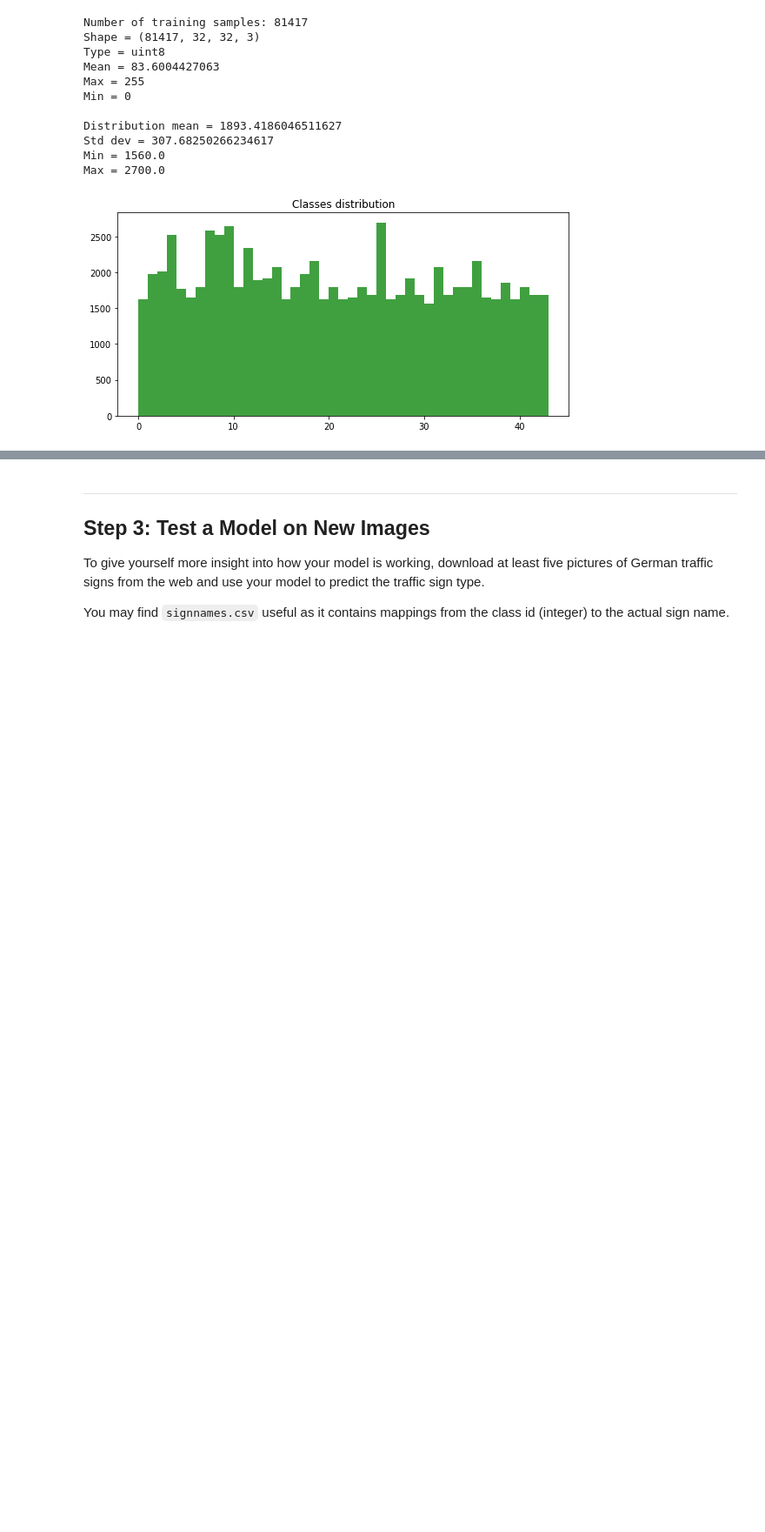
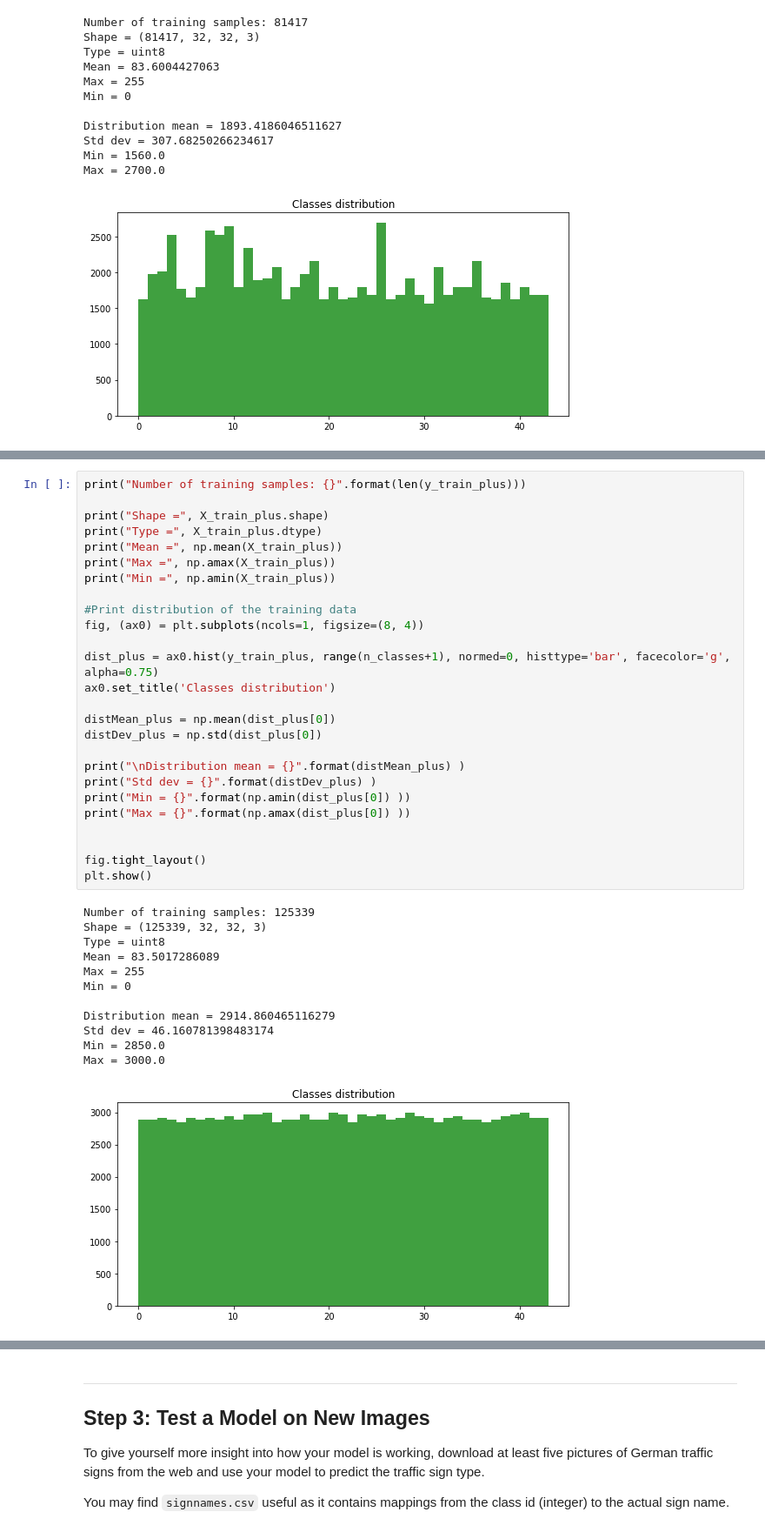
Before and after one commit to edgarcgarzon/CarND-Traffic-Sign-Classifier-P2, a Jupyter notebook: Traffic_Sign_Classifier.ipynb, the cells around one changed output, grey strips where cells are left out. Shown at 87% size. Cells and saved outputs as stored; diff of their text form; blank space fills up the shorter version.

```diff
--- a/Traffic_Sign_Classifier.ipynb
+++ b/Traffic_Sign_Classifier.ipynb
@@ -853,0 +890,39 @@ Test Accuracy EnhancedData = 0.891
+# %%
+print("Number of training samples: {}".format(len(y_train_plus)))
+
+print("Shape =", X_train_plus.shape)
+print("Type =", X_train_plus.dtype)
+print("Mean =", np.mean(X_train_plus))
+print("Max =", np.amax(X_train_plus))
+print("Min =", np.amin(X_train_plus))
+
+#Print distribution of the training data
+fig, (ax0) = plt.subplots(ncols=1, figsize=(8, 4))
+
+dist_plus = ax0.hist(y_train_plus, range(n_classes+1), normed=0, histtype='bar', facecolor='g', alpha=0.75)
+ax0.set_title('Classes distribution')
+
+distMean_plus = np.mean(dist_plus[0])
+distDev_plus = np.std(dist_plus[0])
+
+print("\nDistribution mean = {}".format(distMean_plus) )
+print("Std dev = {}".format(distDev_plus) )
+print("Min = {}".format(np.amin(dist_plus[0]) ))
+print("Max = {}".format(np.amax(dist_plus[0]) ))
+
+
+fig.tight_layout()
+plt.show()
+# %% [output]
+Number of training samples: 125339
+Shape = (125339, 32, 32, 3)
+Type = uint8
+Mean = 83.5017286089
+Max = 255
+Min = 0
+
+Distribution mean = 2914.860465116279
+Std dev = 46.160781398483174
+Min = 2850.0
+Max = 3000.0
+[figure, added]
```
Also changed, not shown: parts of 7 cells of this notebook.
